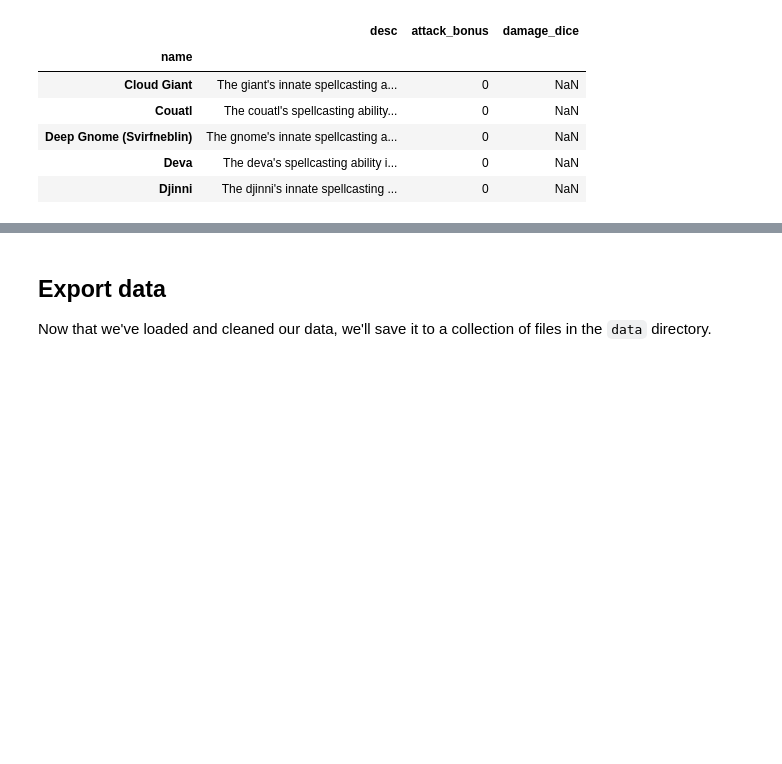
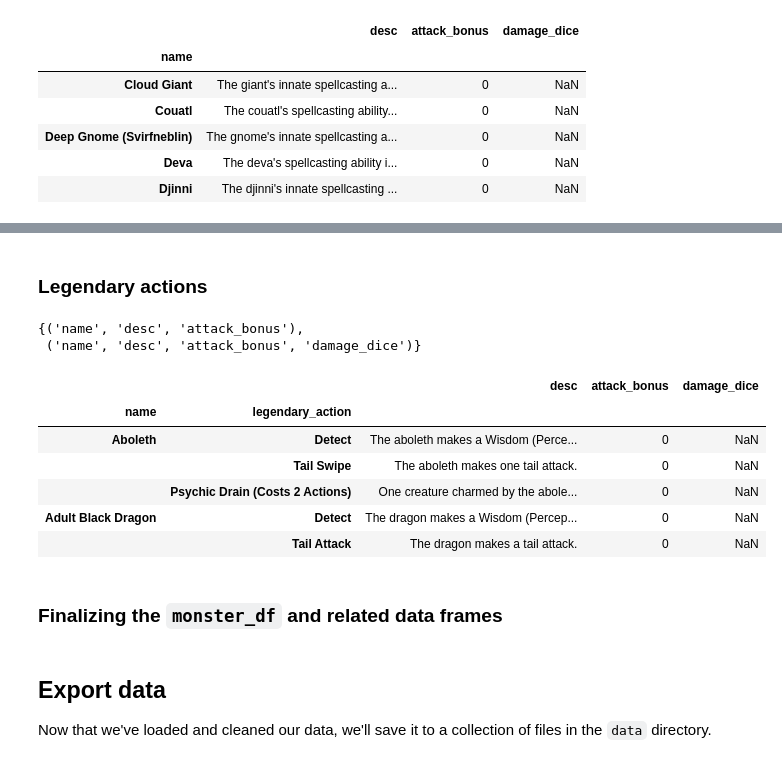
Before and after one commit to wisygig/cr, a Jupyter notebook: 0. Load and clean data.ipynb, the cells around one changed output, grey strips where cells are left out. Drawn from its saved outputs; the diff is of its cells as text; code cells hidden in the pictures; blank space fills up the shorter version.

```diff
--- a/0. Load and clean data.ipynb
+++ b/0. Load and clean data.ipynb
@@ -860,0 +880,29 @@ innate_spellbook_df = innate_spellcasting_df.groupby('name').apply(parse_desc)
+# %% [markdown]
+### Legendary actions
+# %%
+legendary_actions_keys = {tuple(action.keys()) for actions in monster_df.legendary_actions for action in actions}
+legendary_actions_keys
+# %% [output]
+{('name', 'desc', 'attack_bonus'),
+ ('name', 'desc', 'attack_bonus', 'damage_dice')}
+# %%
+columns = ['name', 'desc', 'attack_bonus', 'damage_dice']
+rename = {'name':'legendary_action'}
+index = ['legendary_action']
+
+legendary_actions_df = monster_df.legendary_actions.groupby('name').apply(make_sub_df,
+                                                                          columns=columns,
+                                                                          rename=rename,
+                                                                          index=index)
+# %%
+legendary_actions_df.head()
+# %% [output]
+|  |  | desc | attack_bonus | damage_dice |
+| name | legendary_action |  |  |  |
+| Aboleth | Detect | The aboleth makes a Wisdom (Perce... | 0 | NaN |
+|  | Tail Swipe | The aboleth makes one tail attack. | 0 | NaN |
+|  | Psychic Drain (Costs 2 Actions) | One creature charmed by the abole... | 0 | NaN |
+| Adult Black Dragon | Detect | The dragon makes a Wisdom (Percep... | 0 | NaN |
+|  | Tail Attack | The dragon makes a tail attack. | 0 | NaN |
+# %% [markdown]
+### Finalizing the `monster_df` and related data frames
```
Also changed, not shown: parts of 12 cells of this notebook, 2 other files.
